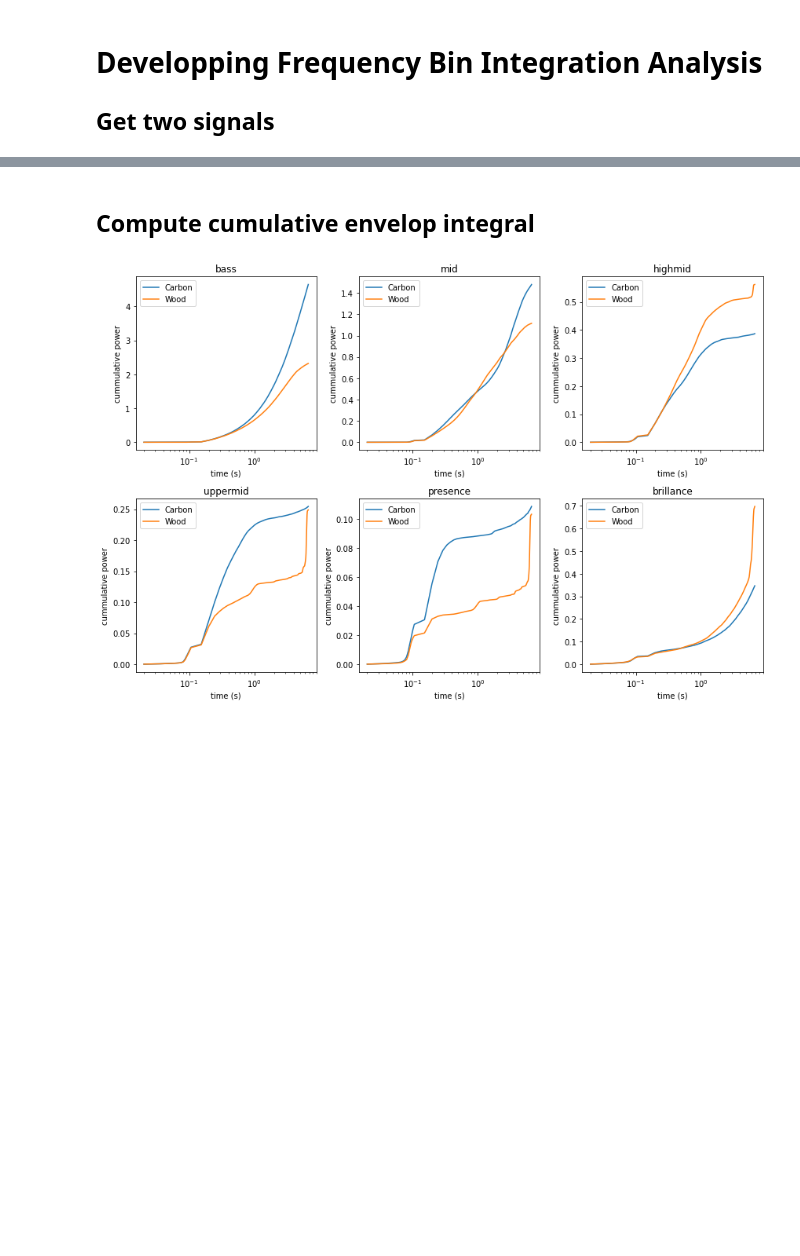
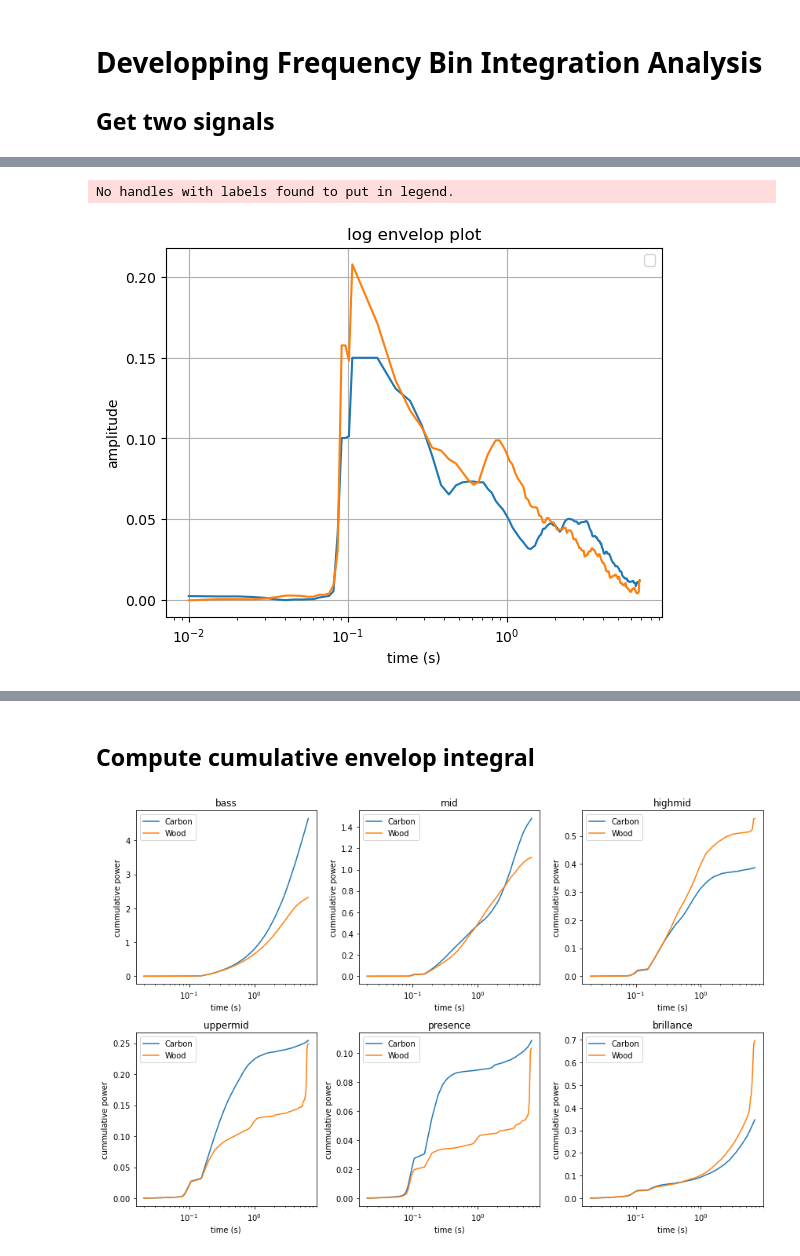
Before and after one commit to olivecha/guitarsounds, a Jupyter notebook: Notebooks/Dev/Frequency Bins/DEV_Bin_Integrals.ipynb, the cells around one changed output, grey strips where cells are left out. Drawn from its saved outputs; the diff is of its cells as text; code cells hidden in the pictures; blank space fills up the shorter version.

```diff
--- a/Notebooks/Dev/Frequency Bins/DEV_Bin_Integrals.ipynb
+++ b/Notebooks/Dev/Frequency Bins/DEV_Bin_Integrals.ipynb
@@ -44,0 +38,6 @@ Pack.freq_bin_plot()
+# %%
+Pack.plot('log envelop')
+plt.show()
+# %% [output]
+No handles with labels found to put in legend.
+[figure, added]
```
Also changed, not shown: parts of 5 cells of this notebook, 6 other files.
